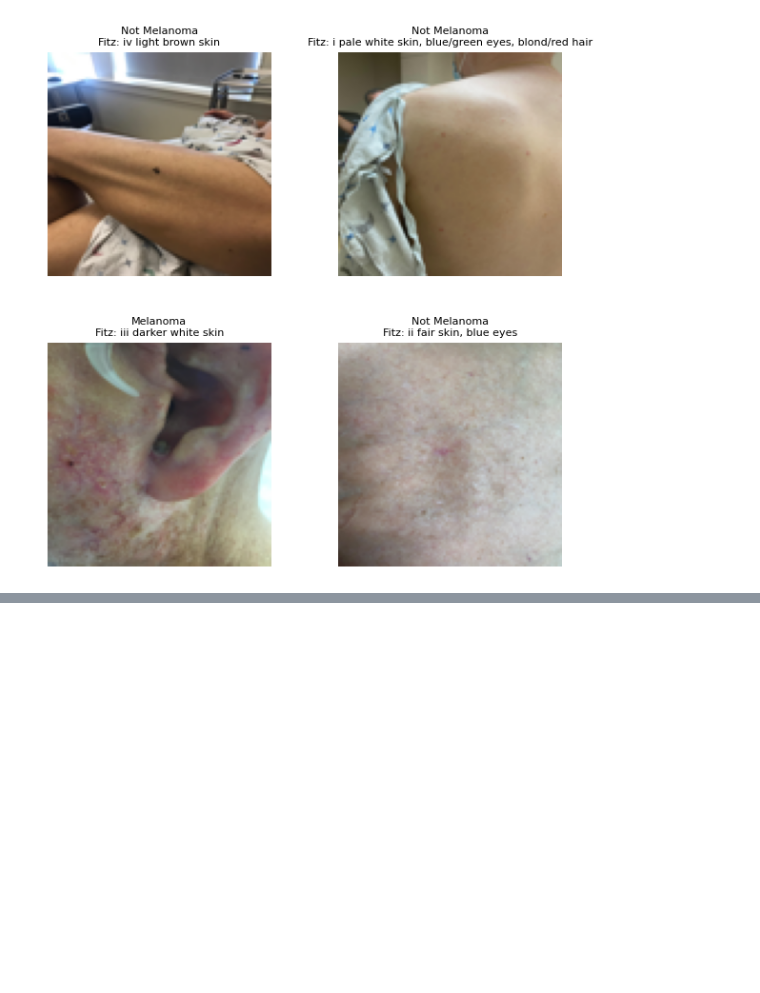
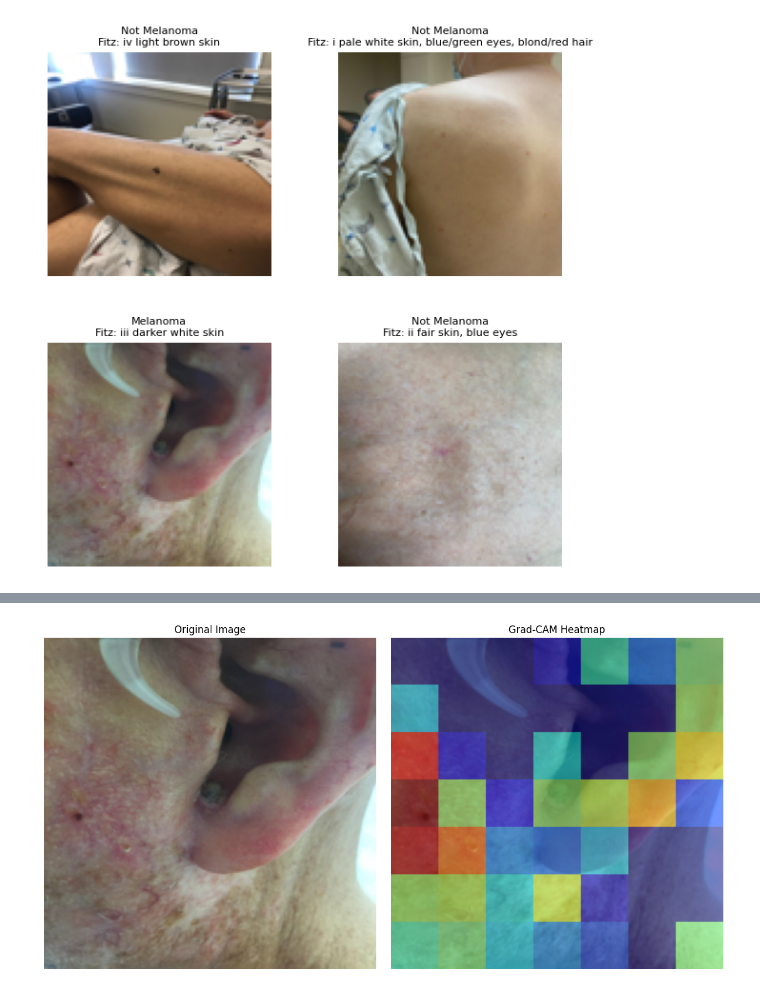
Before and after one commit to SaurinSavla/mra-midas-skincancer, a Jupyter notebook: models/efficientB0.ipynb, the cells around one changed output, grey strips where cells are left out. Saved outputs shown, nothing was run; the diff lists cells and outputs as text; code cells hidden in the pictures; blank space fills up the shorter version.

```diff
--- a/models/efficientB0.ipynb
+++ b/models/efficientB0.ipynb
@@ -839,0 +945,39 @@ plt.show()
+# %%
+def preprocess_image(image_path):
+    transform = transforms.Compose([
+        transforms.Resize((224, 224)),
+        transforms.ToTensor(),
+        transforms.Normalize(mean=[0.485, 0.456, 0.406],
+                             std =[0.229, 0.224, 0.225])
+    ])
+    image = Image.open(image_path).convert("RGB")
+    return transform(image).unsqueeze(0).to(device)
+# %%
+def apply_gradcam(model, image_tensor, target_class=None):
+    model.eval()
+    # Use the final convolutional layer of EfficientNet-B0
+    target_layer = model.image_model.model.features[-1]
+
+    gradcam = LayerGradCam(model.image_model.model, target_layer)
+    attributions = gradcam.attribute(image_tensor, target=target_class)
+
+    # Upsample to input size
+    upsampled_attr = LayerAttribution.interpolate(attributions, image_tensor.shape[2:])
+    heatmap = upsampled_attr.squeeze().detach().cpu().numpy()
+
+    # Normalize heatmap
+    heatmap = np.maximum(heatmap, 0)
+    heatmap /= heatmap.max()
+
+    # Unnormalize image
+    image_np = image_tensor.squeeze().permute(1, 2, 0).detach().cpu().numpy()
+    image_np = image_np * np.array([0.229, 0.224, 0.225]) + np.array([0.485, 0.456, 0.406])
+    image_np = np.clip(image_np, 0, 1)
+
+    # Plot
+    plt.figure(figsize=(6, 6))
+    plt.imshow(image_np)
+    plt.imshow(heatmap, cmap='jet', alpha=0.5)
+    plt.title("Grad-CAM Heatmap")
+    plt.axis('off')
+    plt.show()
@@ -839,0 +1032,8 @@ plt.show()
+# %%
+# Load and preprocess image
+image_tensor = preprocess_image("C:/Data/DJ/azcopydata/midasmultimodalimagedatasetforaibasedskincancer/s-prd-401918945.jpg")  # replace with your image path
+
+# Only image is passed, so target_class is optional (e.g., 0 for non-melanoma, 1 for melanoma)
+apply_gradcam(model, image_tensor, target_class=1)
+# %% [output]
+[figure, added]
```
Also changed, not shown: parts of 12 cells of this notebook, 4 other files.
